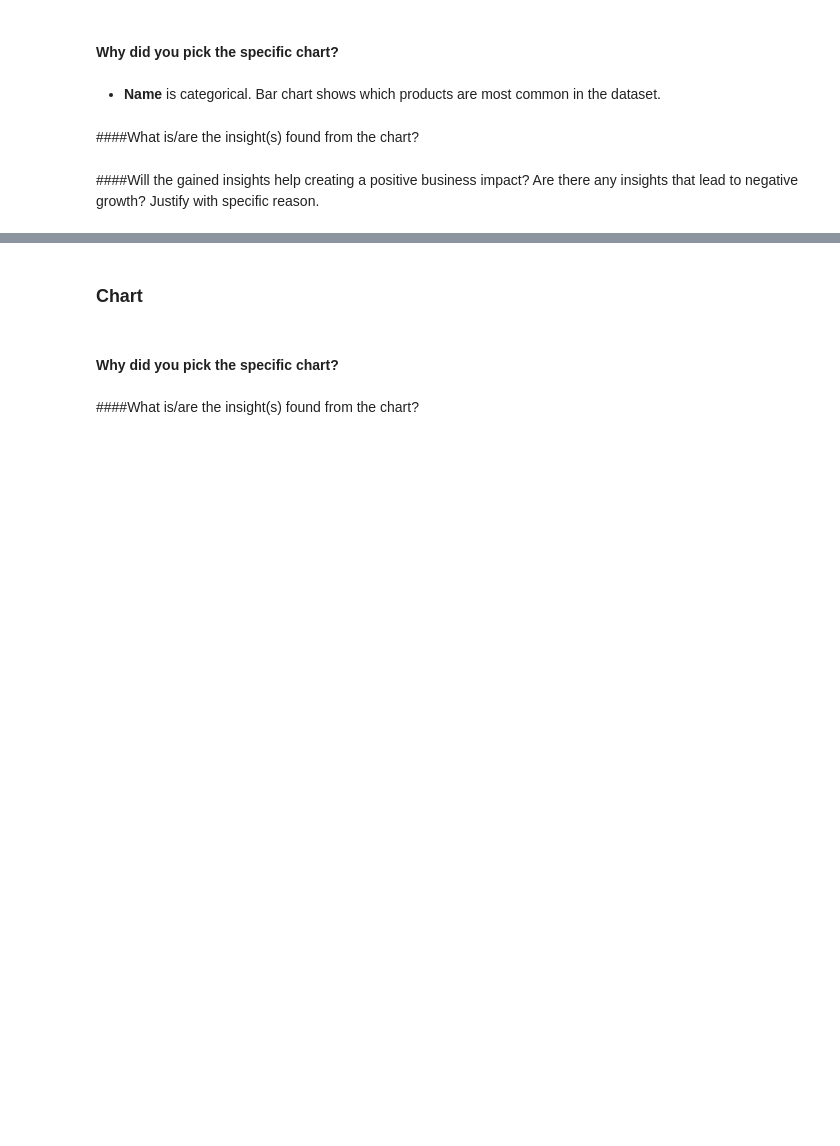
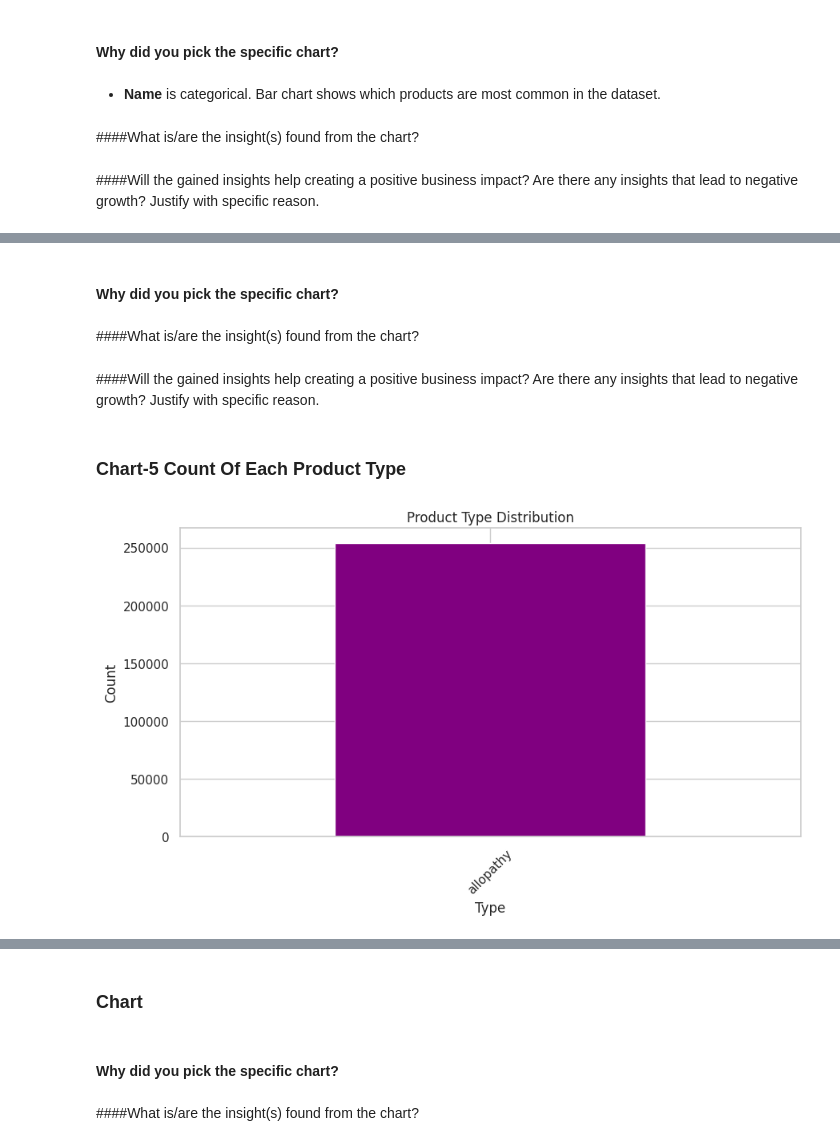
Before and after one commit to Sagarjain93/Pharma_Medicines, a Jupyter notebook: Pharma_medicines.ipynb, the cells around one changed output, grey strips where cells are left out. Cells and saved outputs as stored; diff of their text form; code cells hidden in the pictures; blank space fills up the shorter version.

```diff
--- a/Pharma_medicines.ipynb
+++ b/Pharma_medicines.ipynb
@@ -429,0 +482,19 @@ Are there any insights that lead to negative growth? Justify with specific reaso
+# %% [markdown]
+#### Why did you pick the specific chart?
+# %% [markdown]
+####What is/are the insight(s) found from the chart?
+# %% [markdown]
+####Will the gained insights help creating a positive business impact?
+Are there any insights that lead to negative growth? Justify with specific reason.
+# %% [markdown]
+### Chart-5 Count Of Each Product Type
+# %%
+# Chart No.5  Data Visualization
+df['type'].value_counts().plot(kind='bar', figsize=(10,5), color='purple')
+plt.title("Product Type Distribution")
+plt.xlabel("Type")
+plt.ylabel("Count")
+plt.xticks(rotation=45)
+plt.show()
+# %% [output]
+[figure, added]
```
Also changed, not shown: parts of 76 cells of this notebook.
